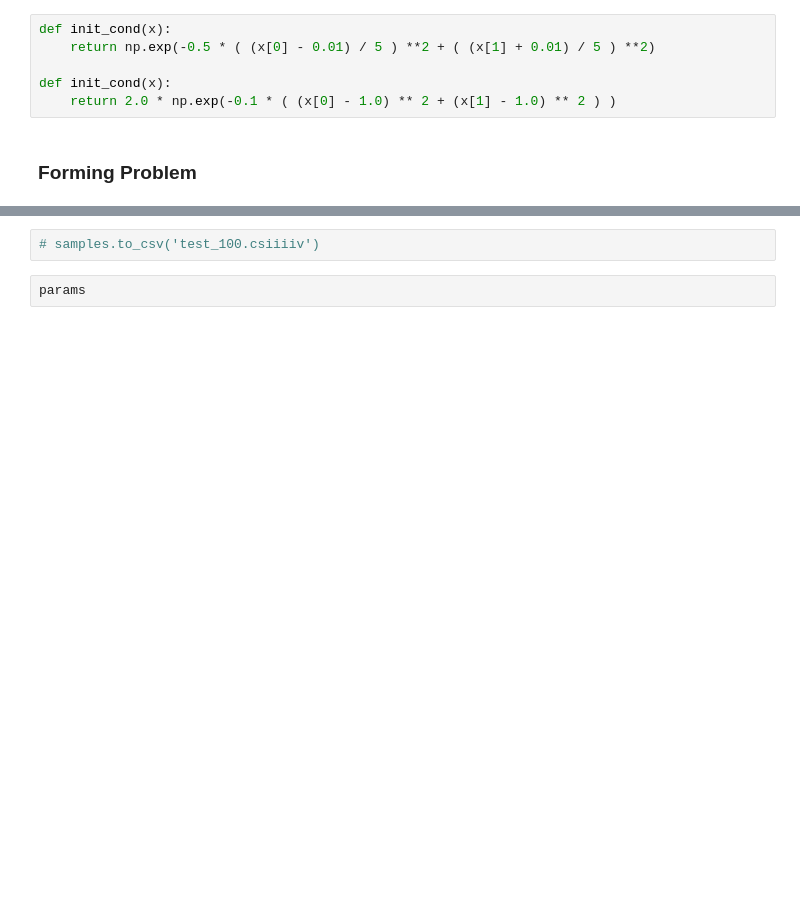
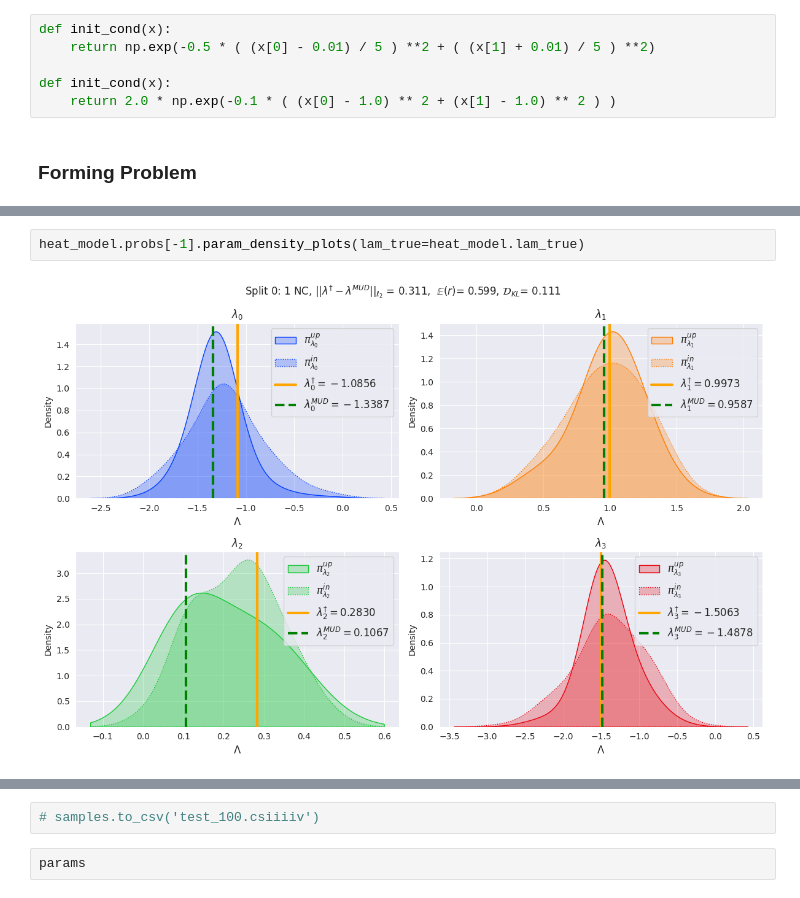
Before and after one commit to UT-CHG/pyDCI, a Jupyter notebook: notebooks/Examples/HeatEquation.ipynb, the cells around one changed output, grey strips where cells are left out. Drawn from its saved outputs; the diff is of its cells as text; blank space fills up the shorter version.

```diff
--- a/notebooks/Examples/HeatEquation.ipynb
+++ b/notebooks/Examples/HeatEquation.ipynb
@@ -192,0 +255,4 @@ def init_cond(x):
+# %%
+heat_model.probs[-1].param_density_plots(lam_true=heat_model.lam_true)
+# %% [output]
+[figure, added]
```
Also changed, not shown: parts of 36 cells of this notebook, 5 other files.
